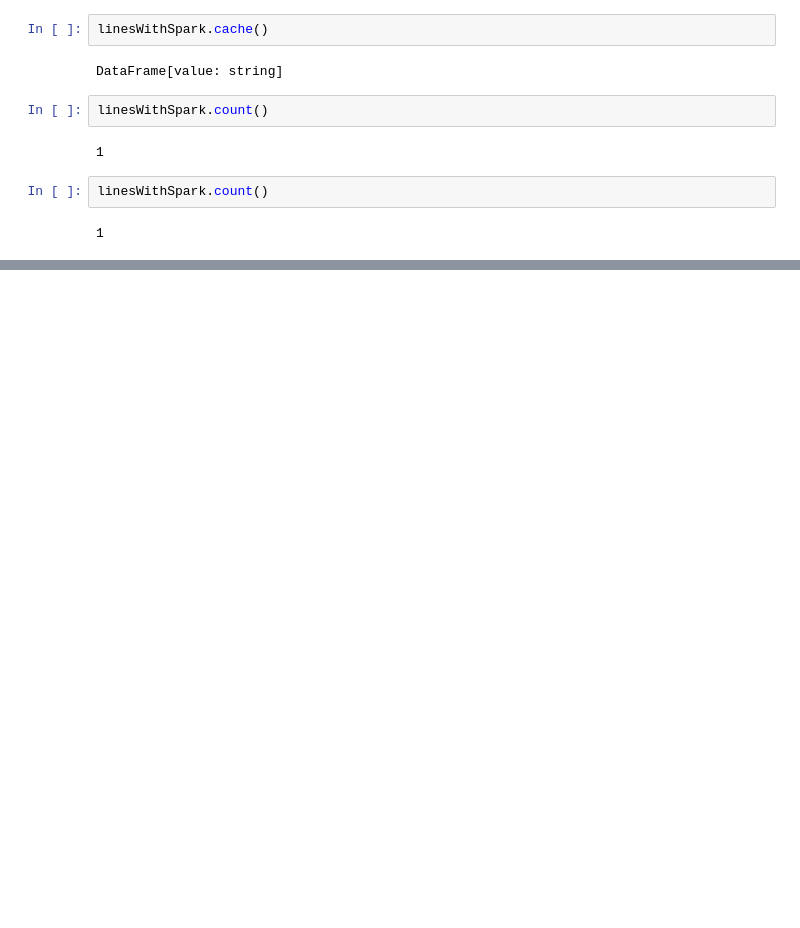
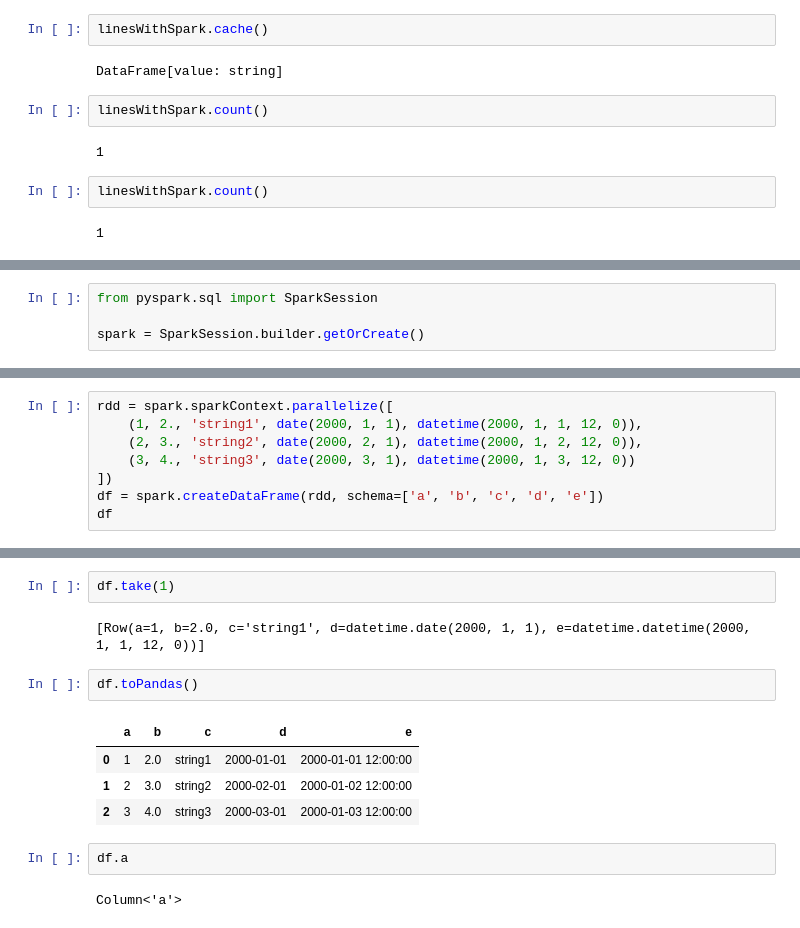
Before and after one commit to CoderandGymnast/Speech-recognition, a Jupyter notebook: Workspace0.ipynb, the cells around one changed output, grey strips where cells are left out. Drawn from its saved outputs; the diff is of its cells as text; blank space fills up the shorter version.

Commit message:
[RESEARCH]: Spark, Map reduce and simple model

```diff
--- a/Workspace0.ipynb
+++ b/Workspace0.ipynb
@@ -86,0 +119,4 @@ linesWithSpark.count()
+# %%
+from pyspark.sql import SparkSession
+
+spark = SparkSession.builder.getOrCreate()
@@ -86,0 +157,8 @@ linesWithSpark.count()
+# %%
+rdd = spark.sparkContext.parallelize([
+    (1, 2., 'string1', date(2000, 1, 1), datetime(2000, 1, 1, 12, 0)),
+    (2, 3., 'string2', date(2000, 2, 1), datetime(2000, 1, 2, 12, 0)),
+    (3, 4., 'string3', date(2000, 3, 1), datetime(2000, 1, 3, 12, 0))
+])
+df = spark.createDataFrame(rdd, schema=['a', 'b', 'c', 'd', 'e'])
+df
@@ -86,0 +252,15 @@ linesWithSpark.count()
+# %%
+df.take(1)
+# %% [output]
+[Row(a=1, b=2.0, c='string1', d=datetime.date(2000, 1, 1), e=datetime.datetime(2000, 1, 1, 12, 0))]
+# %%
+df.toPandas()
+# %% [output]
+|  | a | b | c | d | e |
+| 0 | 1 | 2.0 | string1 | 2000-01-01 | 2000-01-01 12:00:00 |
+| 1 | 2 | 3.0 | string2 | 2000-02-01 | 2000-01-02 12:00:00 |
+| 2 | 3 | 4.0 | string3 | 2000-03-01 | 2000-01-03 12:00:00 |
+# %%
+df.a
+# %% [output]
+Column<'a'>
```
Also changed, not shown: parts of 42 cells of this notebook, 6 other files.
